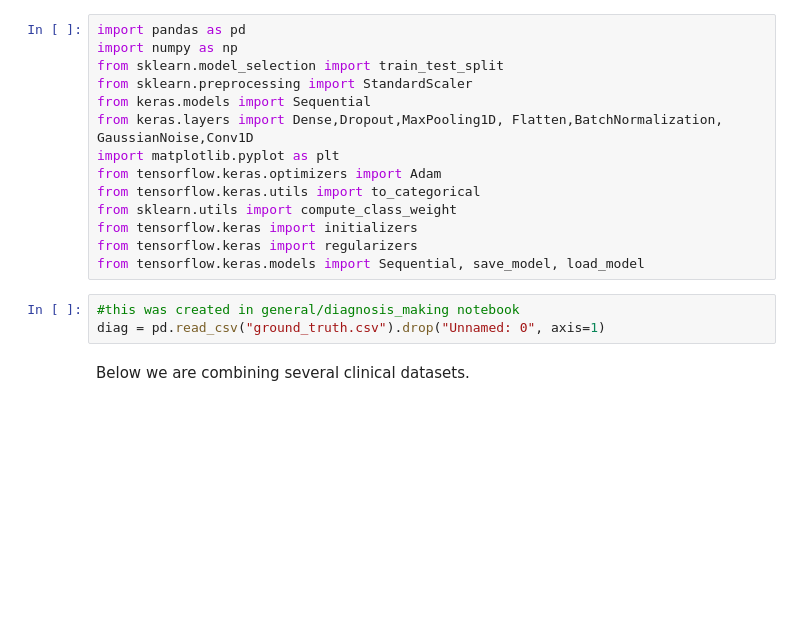
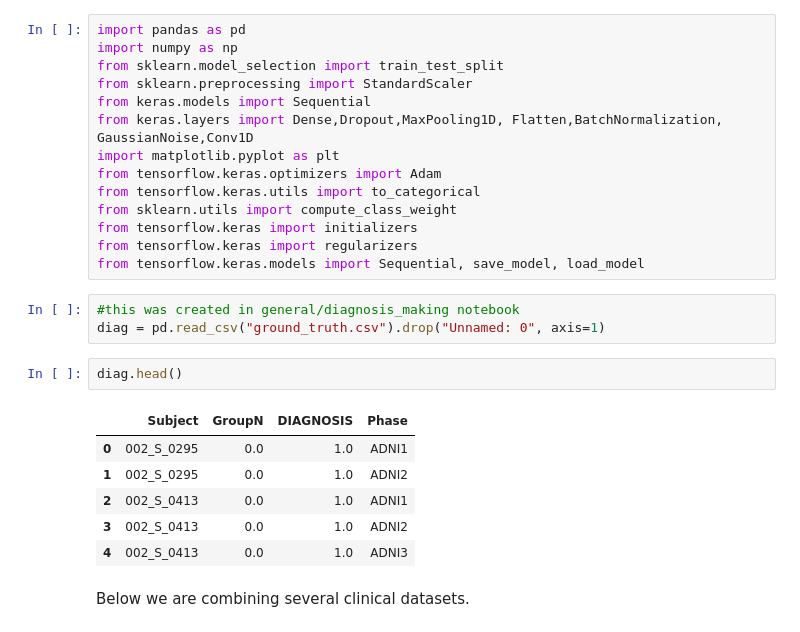
Before and after one commit to iponugoti/ADDetection, a Jupyter notebook: preprocess_clinical/create_clinical_dataset.ipynb, the cells around one changed output. Drawn from its saved outputs; the diff is of its cells as text; blank space fills up the shorter version.

```diff
--- a/preprocess_clinical/create_clinical_dataset.ipynb
+++ b/preprocess_clinical/create_clinical_dataset.ipynb
@@ -15,6 +15,15 @@ from tensorflow.keras.models import Sequential, save_model, load_model
 # %%
 #this was created in general/diagnosis_making notebook
 diag = pd.read_csv("ground_truth.csv").drop("Unnamed: 0", axis=1)
+# %%
+diag.head()
+# %% [output]
+|  | Subject | GroupN | DIAGNOSIS | Phase |
+| 0 | 002_S_0295 | 0.0 | 1.0 | ADNI1 |
+| 1 | 002_S_0295 | 0.0 | 1.0 | ADNI2 |
+| 2 | 002_S_0413 | 0.0 | 1.0 | ADNI1 |
+| 3 | 002_S_0413 | 0.0 | 1.0 | ADNI2 |
+| 4 | 002_S_0413 | 0.0 | 1.0 | ADNI3 |
 # %% [markdown]
 Below we are combining several clinical datasets.
 # %%
```
Also changed, not shown: parts of 32 cells of this notebook, 8 other files.
